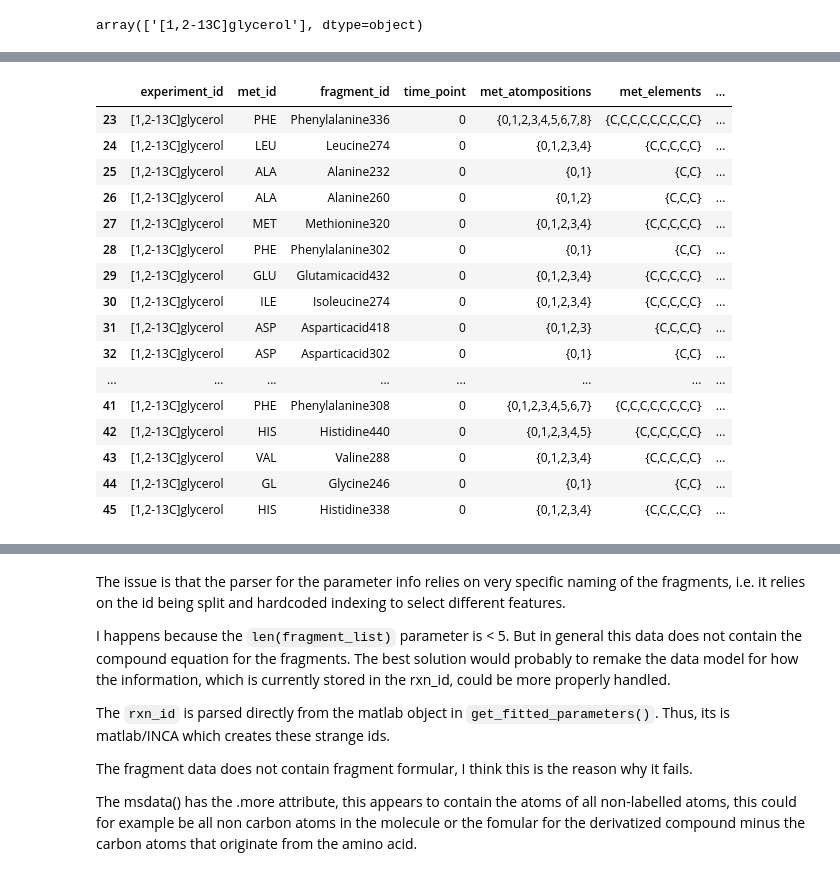
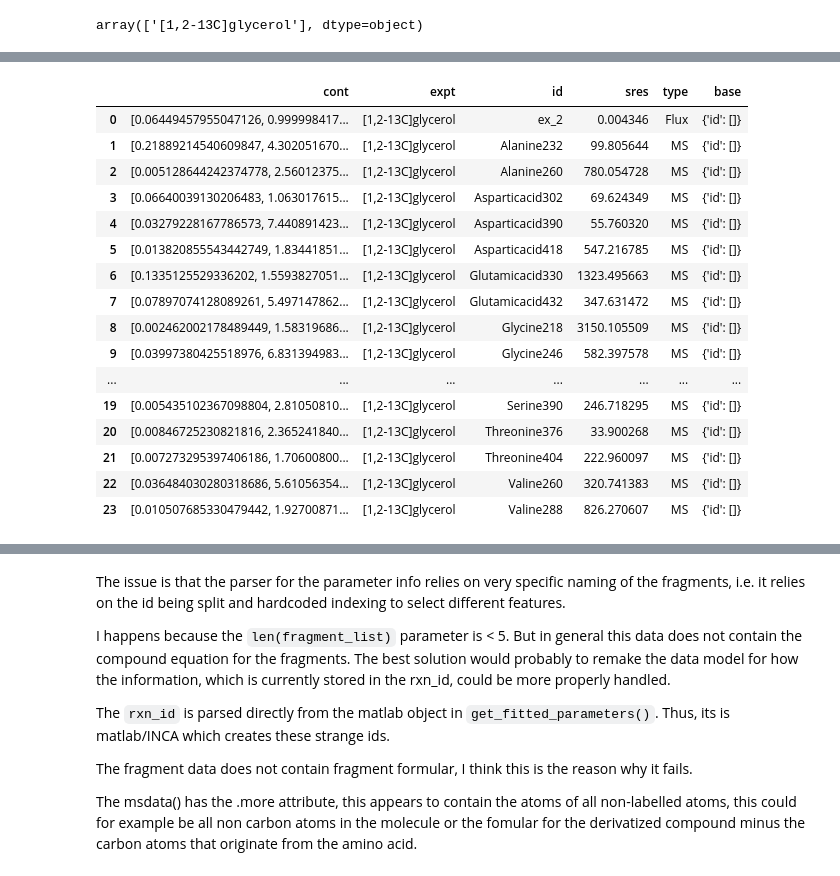
Before and after one commit to biosustain/incawrapper, a Jupyter notebook: docs/examples/Published_data_examples_C_necator.ipynb, the cells around one changed output, grey strips where cells are left out. Drawn from its saved outputs; the diff is of its cells as text; code cells hidden in the pictures.

Commit message:
Modified to work with INCA_results workflow

```diff
--- a/docs/examples/Published_data_examples_C_necator.ipynb
+++ b/docs/examples/Published_data_examples_C_necator.ipynb
@@ -272,20 +220,0 @@ Fragment list: ['Valine288', '0', '0', '[1,2-13C]glycerol']
-# %%
-simulation_info
-# %% [output]
-|  | experiment_id | met_id | fragment_id | time_point | met_atompositions | met_elements | ... |
-| 23 | [1,2-13C]glycerol | PHE | Phenylalanine336 | 0 | {0,1,2,3,4,5,6,7,8} | {C,C,C,C,C,C,C,C,C} | ... |
-| 24 | [1,2-13C]glycerol | LEU | Leucine274 | 0 | {0,1,2,3,4} | {C,C,C,C,C} | ... |
-| 25 | [1,2-13C]glycerol | ALA | Alanine232 | 0 | {0,1} | {C,C} | ... |
-| 26 | [1,2-13C]glycerol | ALA | Alanine260 | 0 | {0,1,2} | {C,C,C} | ... |
-| 27 | [1,2-13C]glycerol | MET | Methionine320 | 0 | {0,1,2,3,4} | {C,C,C,C,C} | ... |
-| 28 | [1,2-13C]glycerol | PHE | Phenylalanine302 | 0 | {0,1} | {C,C} | ... |
-| 29 | [1,2-13C]glycerol | GLU | Glutamicacid432 | 0 | {0,1,2,3,4} | {C,C,C,C,C} | ... |
-| 30 | [1,2-13C]glycerol | ILE | Isoleucine274 | 0 | {0,1,2,3,4} | {C,C,C,C,C} | ... |
-| 31 | [1,2-13C]glycerol | ASP | Asparticacid418 | 0 | {0,1,2,3} | {C,C,C,C} | ... |
-| 32 | [1,2-13C]glycerol | ASP | Asparticacid302 | 0 | {0,1} | {C,C} | ... |
-| ... | ... | ... | ... | ... | ... | ... | ... |
-| 41 | [1,2-13C]glycerol | PHE | Phenylalanine308 | 0 | {0,1,2,3,4,5,6,7} | {C,C,C,C,C,C,C,C} | ... |
-| 42 | [1,2-13C]glycerol | HIS | Histidine440 | 0 | {0,1,2,3,4,5} | {C,C,C,C,C,C} | ... |
-| 43 | [1,2-13C]glycerol | VAL | Valine288 | 0 | {0,1,2,3,4} | {C,C,C,C,C} | ... |
-| 44 | [1,2-13C]glycerol | GL | Glycine246 | 0 | {0,1} | {C,C} | ... |
-| 45 | [1,2-13C]glycerol | HIS | Histidine338 | 0 | {0,1,2,3,4} | {C,C,C,C,C} | ... |
@@ -291,0 +223,22 @@ simulation_info
+# %%
+res = INCA_results(filename)
+# %%
+res.measurements_and_fit_overview
+# %% [output]
+|  | cont | expt | id | sres | type | base |
+| 0 | [0.06449457955047126, 0.999998417... | [1,2-13C]glycerol | ex_2 | 0.004346 | Flux | {'id': []} |
+| 1 | [0.21889214540609847, 4.302051670... | [1,2-13C]glycerol | Alanine232 | 99.805644 | MS | {'id': []} |
+| 2 | [0.005128644242374778, 2.56012375... | [1,2-13C]glycerol | Alanine260 | 780.054728 | MS | {'id': []} |
+| 3 | [0.06640039130206483, 1.063017615... | [1,2-13C]glycerol | Asparticacid302 | 69.624349 | MS | {'id': []} |
+| 4 | [0.03279228167786573, 7.440891423... | [1,2-13C]glycerol | Asparticacid390 | 55.760320 | MS | {'id': []} |
+| 5 | [0.013820855543442749, 1.83441851... | [1,2-13C]glycerol | Asparticacid418 | 547.216785 | MS | {'id': []} |
+| 6 | [0.1335125529336202, 1.5593827051... | [1,2-13C]glycerol | Glutamicacid330 | 1323.495663 | MS | {'id': []} |
+| 7 | [0.07897074128089261, 5.497147862... | [1,2-13C]glycerol | Glutamicacid432 | 347.631472 | MS | {'id': []} |
+| 8 | [0.002462002178489449, 1.58319686... | [1,2-13C]glycerol | Glycine218 | 3150.105509 | MS | {'id': []} |
+| 9 | [0.03997380425518976, 6.831394983... | [1,2-13C]glycerol | Glycine246 | 582.397578 | MS | {'id': []} |
+| ... | ... | ... | ... | ... | ... | ... |
+| 19 | [0.005435102367098804, 2.81050810... | [1,2-13C]glycerol | Serine390 | 246.718295 | MS | {'id': []} |
+| 20 | [0.00846725230821816, 2.365241840... | [1,2-13C]glycerol | Threonine376 | 33.900268 | MS | {'id': []} |
+| 21 | [0.007273295397406186, 1.70600800... | [1,2-13C]glycerol | Threonine404 | 222.960097 | MS | {'id': []} |
+| 22 | [0.036484030280318686, 5.61056354... | [1,2-13C]glycerol | Valine260 | 320.741383 | MS | {'id': []} |
+| 23 | [0.010507685330479442, 1.92700871... | [1,2-13C]glycerol | Valine288 | 826.270607 | MS | {'id': []} |
```
Also changed, not shown: parts of 11 cells of this notebook.
